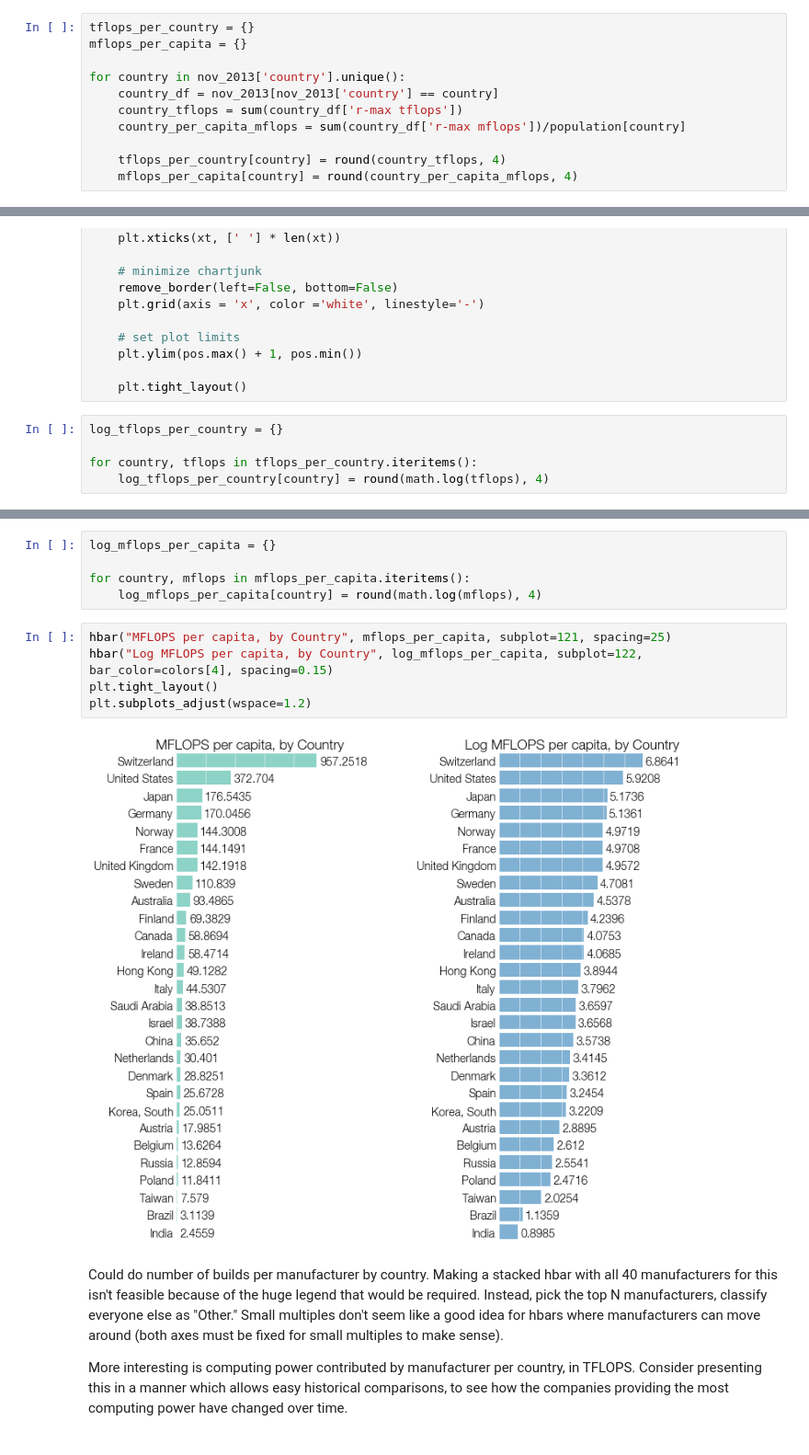
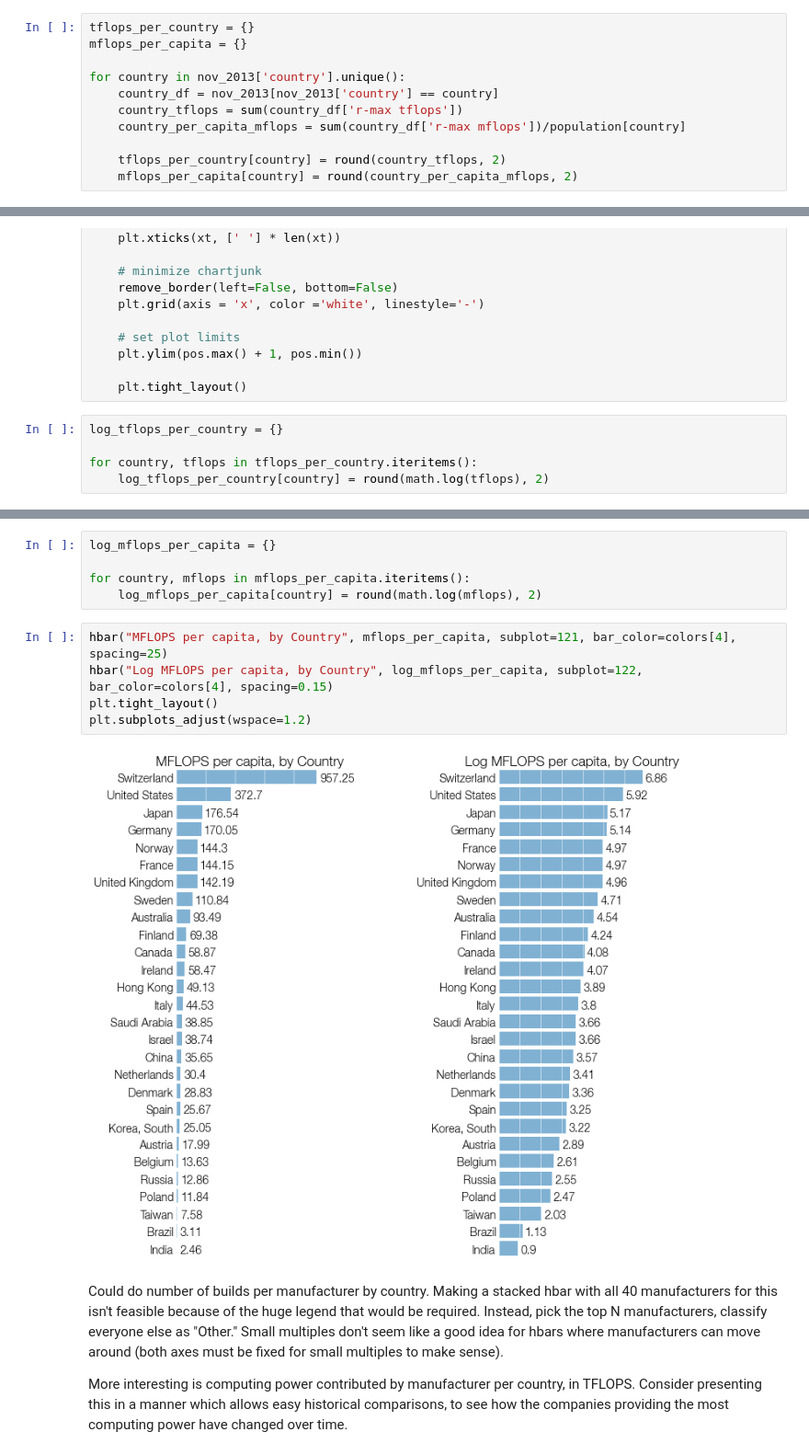
Before and after one commit to rlucioni/viz, a Jupyter notebook: top500/top500.ipynb, the cells around one changed output, grey strips where cells are left out. Shown at 92% size. Cells and saved outputs as stored; diff of their text form.

```diff
--- a/top500/top500.ipynb
+++ b/top500/top500.ipynb
@@ -167,8 +167,8 @@ for country in nov_2013['country'].unique():
     country_tflops = sum(country_df['r-max tflops'])
     country_per_capita_mflops = sum(country_df['r-max mflops'])/population[country]
 
-    tflops_per_country[country] = round(country_tflops, 4)
-    mflops_per_capita[country] = round(country_per_capita_mflops, 4)
+    tflops_per_country[country] = round(country_tflops, 2)
+    mflops_per_capita[country] = round(country_per_capita_mflops, 2)
 # %%
 print tflops_per_country['China'], tflops_per_country['United States']
 # %% [output]
@@ -238,6 +238,6 @@ def hbar(title, item_count_dict, bar_color=colors[0], spacing=50, subplot=111):
 log_tflops_per_country = {}
 
 for country, tflops in tflops_per_country.iteritems():
-    log_tflops_per_country[country] = round(math.log(tflops), 4)
+    log_tflops_per_country[country] = round(math.log(tflops), 2)
 # %%
 hbar("TFLOPS per Country", tflops_per_country, subplot=121, spacing=1500)
@@ -250,14 +250,14 @@ plt.subplots_adjust(wspace=1.2)
 log_mflops_per_capita = {}
 
 for country, mflops in mflops_per_capita.iteritems():
-    log_mflops_per_capita[country] = round(math.log(mflops), 4)
+    log_mflops_per_capita[country] = round(math.log(mflops), 2)
 # %%
-hbar("MFLOPS per capita, by Country", mflops_per_capita, subplot=121, spacing=25)
+hbar("MFLOPS per capita, by Country", mflops_per_capita, subplot=121, bar_color=colors[4], spacing=25)
 hbar("Log MFLOPS per capita, by Country", log_mflops_per_capita, subplot=122, bar_color=colors[4], spacing=0.15)
 plt.tight_layout()
 plt.subplots_adjust(wspace=1.2)
 # %% [output]
-[figure, old version]
+[figure, new version]
 # %% [markdown]
 Could do number of builds per manufacturer by country. Making a stacked hbar with all 40 manufacturers for this isn't feasible because of the huge legend that would be required. Instead, pick the top N manufacturers, classify everyone else as "Other." Small multiples don't seem like a good idea for hbars where manufacturers can move around (both axes must be fixed for small multiples to make sense).
 
```
Also changed, not shown: parts of 9 cells of this notebook, 13 other files.
